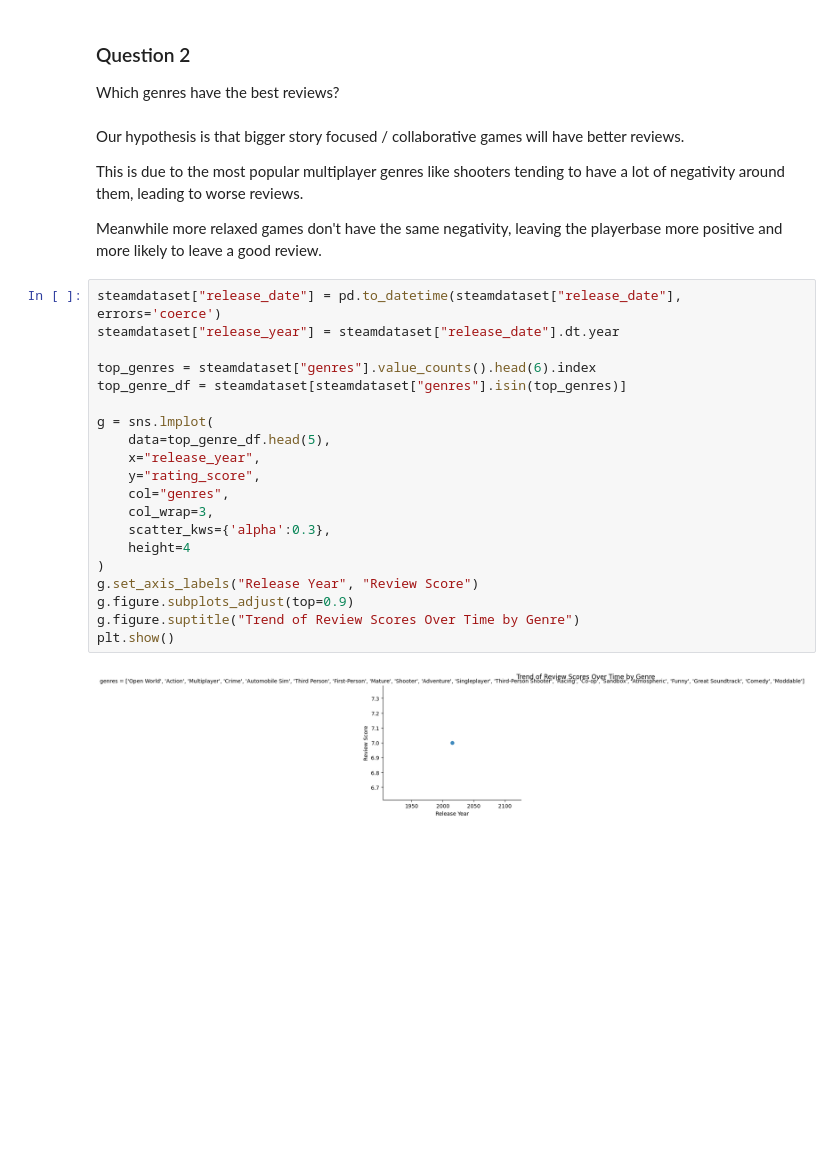
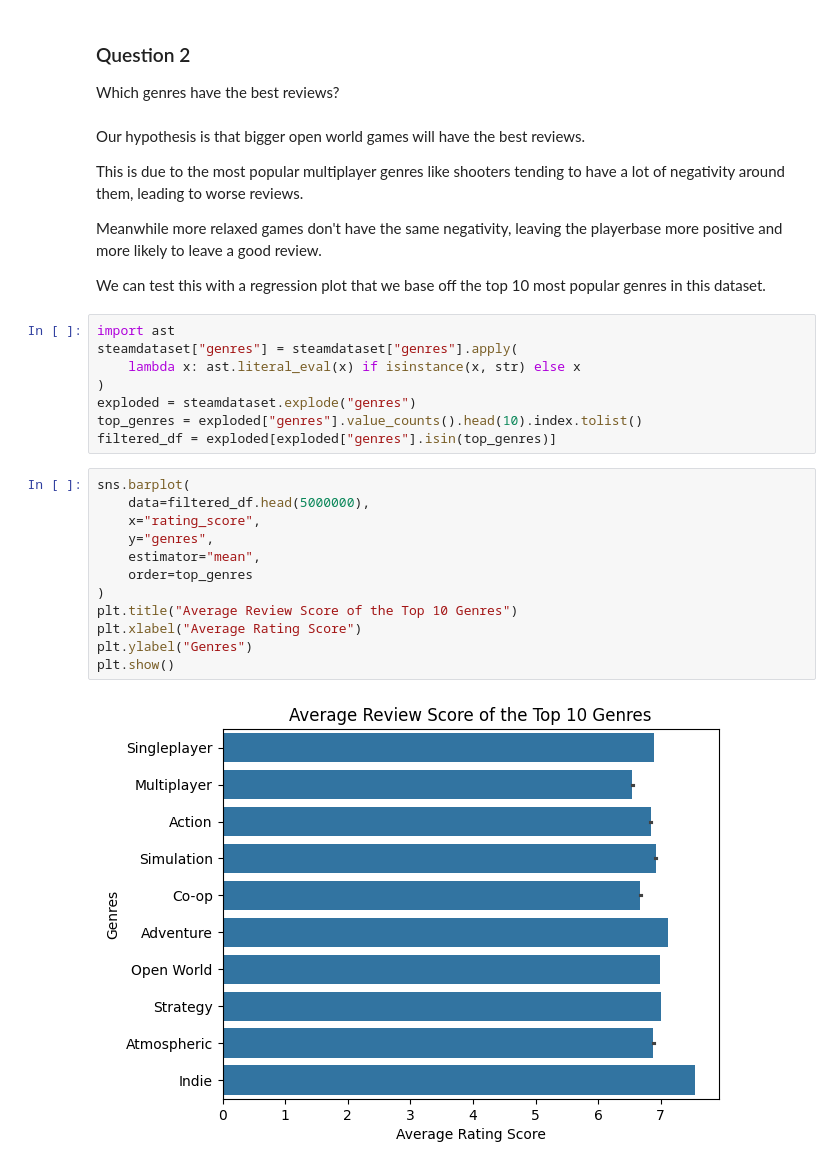
Before and after one commit to sjsu-cs133-f25/gamers-steamreviews-games, a Jupyter notebook: notebooks/02_visual_analytics.ipynb, the cells around one changed output. Drawn from its saved outputs; the diff is of its cells as text; blank space fills up the shorter version.

Commit message:
Finished regression plot, start small multiples plot

```diff
--- a/notebooks/02_visual_analytics.ipynb
+++ b/notebooks/02_visual_analytics.ipynb
@@ -205,30 +211,32 @@ As we can see from the data, games with more positive ratings have more overall
 ### Question 2
 Which genres have the best reviews?
 # %% [markdown]
-Our hypothesis is that bigger story focused / collaborative games will have better reviews.
+Our hypothesis is that bigger open world games will have the best reviews.
 
 This is due to the most popular multiplayer genres like shooters tending to have a lot of negativity around them, leading to worse reviews.
 
 Meanwhile more relaxed games don't have the same negativity, leaving the playerbase more positive and more likely to leave a good review.
+
+We can test this with a regression plot that we base off the top 10 most popular genres in this dataset.
+# %%
+import ast
+steamdataset["genres"] = steamdataset["genres"].apply(
+    lambda x: ast.literal_eval(x) if isinstance(x, str) else x
+)
+exploded = steamdataset.explode("genres")
+top_genres = exploded["genres"].value_counts().head(10).index.tolist()
+filtered_df = exploded[exploded["genres"].isin(top_genres)]
 # %%
-steamdataset["release_date"] = pd.to_datetime(steamdataset["release_date"], errors='coerce')
-steamdataset["release_year"] = steamdataset["release_date"].dt.year
-
-top_genres = steamdataset["genres"].value_counts().head(6).index
-top_genre_df = steamdataset[steamdataset["genres"].isin(top_genres)]
-
-g = sns.lmplot(
-    data=top_genre_df.head(5),
-    x="release_year",
-    y="rating_score",
-    col="genres",
-    col_wrap=3,
-    scatter_kws={'alpha':0.3},
-    height=4
+sns.barplot(
+    data=filtered_df.head(5000000),
+    x="rating_score",
+    y="genres",
+    estimator="mean",
+    order=top_genres
 )
-g.set_axis_labels("Release Year", "Review Score")
-g.figure.subplots_adjust(top=0.9)
-g.figure.suptitle("Trend of Review Scores Over Time by Genre")
+plt.title("Average Review Score of the Top 10 Genres")
+plt.xlabel("Average Rating Score")
+plt.ylabel("Genres")
 plt.show()
 # %% [output]
-[figure, old version]
+[figure, new version]
```
Also changed, not shown: parts of 8 cells of this notebook.
